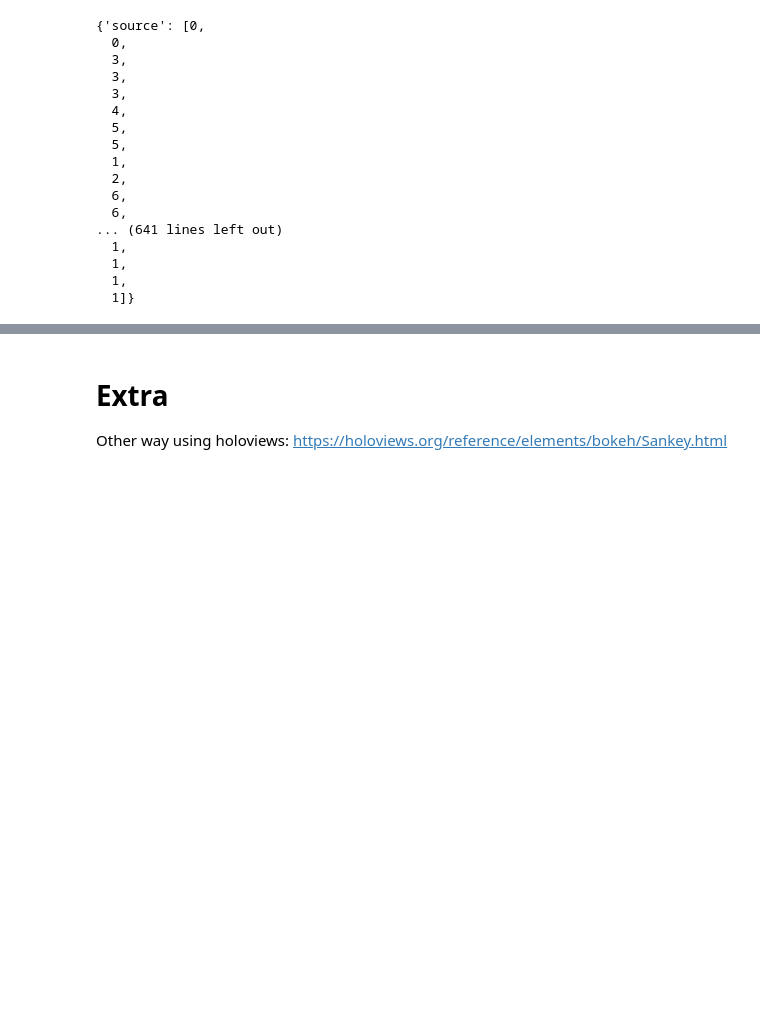
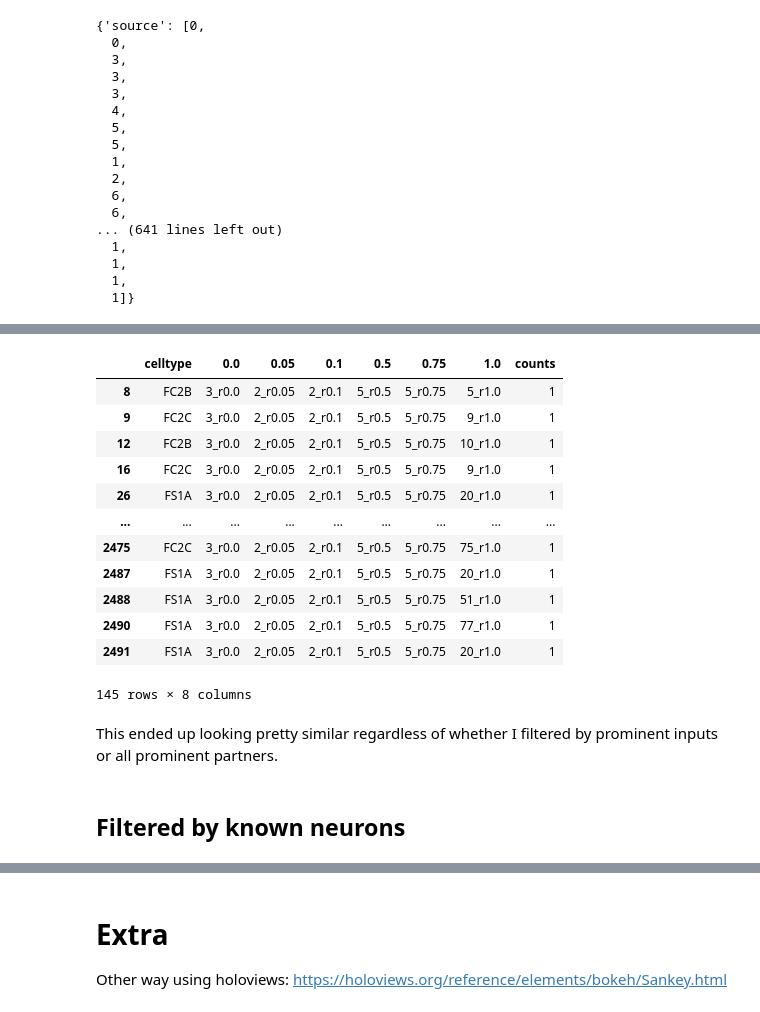
Before and after one commit to Gutierrez-lab/oviIN-analyses-gabrielle, a Jupyter notebook: sankey_modularity.ipynb, the cells around one changed output, grey strips where cells are left out. Drawn from its saved outputs; the diff is of its cells as text; code cells hidden in the pictures; blank space fills up the shorter version.

```diff
--- a/sankey_modularity.ipynb
+++ b/sankey_modularity.ipynb
@@ -1114,0 +1218,9 @@ fig.show()
+# %%
+# modularity data for only most prominent inputs to oviIN
+#ovi_HB_chunk = ovi_in_node_df[ovi_in_node_df['celltype'].isin(top_partners)]
+ovi_HB_chunk = ovi_in_node_df[ovi_in_node_df['celltype'].isin(top_ovi_type_inputs['type_pre'])]
+
+# take only the columns with modularity data
+#ovi_HB_chunk = ovi_HB_chunk[['0.0','0.05','0.1','0.5','0.75','1.0']]
+ovi_HB_chunk = ovi_HB_chunk[['celltype','0.0','0.05','0.1','0.5','0.75','1.0']]
+ovi_HB_chunk#['0.0'].value_counts()
@@ -1114,0 +1241,26 @@ fig.show()
+# %%
+# append _r0.0 to values in column '0.0' and so on
+ovi_HB_chunk['0.0'] = ovi_HB_chunk['0.0'].astype(str) + '_r0.0'
+ovi_HB_chunk['0.05'] = ovi_HB_chunk['0.05'].astype(str) + '_r0.05'
+ovi_HB_chunk['0.1'] = ovi_HB_chunk['0.1'].astype(str) + '_r0.1'
+ovi_HB_chunk['0.5'] = ovi_HB_chunk['0.5'].astype(str) + '_r0.5'
+ovi_HB_chunk['0.75'] = ovi_HB_chunk['0.75'].astype(str) + '_r0.75'
+ovi_HB_chunk['1.0'] = ovi_HB_chunk['1.0'].astype(str) + '_r1.0'
+
+# add a column of ones to ovi_HB_chunk
+ovi_HB_chunk['counts'] = 1
+ovi_HB_chunk
+# %% [output]
+|  | celltype | 0.0 | 0.05 | 0.1 | 0.5 | 0.75 | 1.0 | counts |
+| 8 | FC2B | 3_r0.0 | 2_r0.05 | 2_r0.1 | 5_r0.5 | 5_r0.75 | 5_r1.0 | 1 |
+| 9 | FC2C | 3_r0.0 | 2_r0.05 | 2_r0.1 | 5_r0.5 | 5_r0.75 | 9_r1.0 | 1 |
+| 12 | FC2B | 3_r0.0 | 2_r0.05 | 2_r0.1 | 5_r0.5 | 5_r0.75 | 10_r1.0 | 1 |
+| 16 | FC2C | 3_r0.0 | 2_r0.05 | 2_r0.1 | 5_r0.5 | 5_r0.75 | 9_r1.0 | 1 |
+| 26 | FS1A | 3_r0.0 | 2_r0.05 | 2_r0.1 | 5_r0.5 | 5_r0.75 | 20_r1.0 | 1 |
+| ... | ... | ... | ... | ... | ... | ... | ... | ... |
+| 2475 | FC2C | 3_r0.0 | 2_r0.05 | 2_r0.1 | 5_r0.5 | 5_r0.75 | 75_r1.0 | 1 |
+| 2487 | FS1A | 3_r0.0 | 2_r0.05 | 2_r0.1 | 5_r0.5 | 5_r0.75 | 20_r1.0 | 1 |
+| 2488 | FS1A | 3_r0.0 | 2_r0.05 | 2_r0.1 | 5_r0.5 | 5_r0.75 | 51_r1.0 | 1 |
+| 2490 | FS1A | 3_r0.0 | 2_r0.05 | 2_r0.1 | 5_r0.5 | 5_r0.75 | 77_r1.0 | 1 |
+| 2491 | FS1A | 3_r0.0 | 2_r0.05 | 2_r0.1 | 5_r0.5 | 5_r0.75 | 20_r1.0 | 1 |
+145 rows × 8 columns
@@ -1114,0 +1320,4 @@ fig.show()
+# %% [markdown]
+This ended up looking pretty similar regardless of whether I filtered by prominent inputs or all prominent partners.
+# %% [markdown]
+## Filtered by known neurons
```
Also changed, not shown: parts of 89 cells of this notebook.
